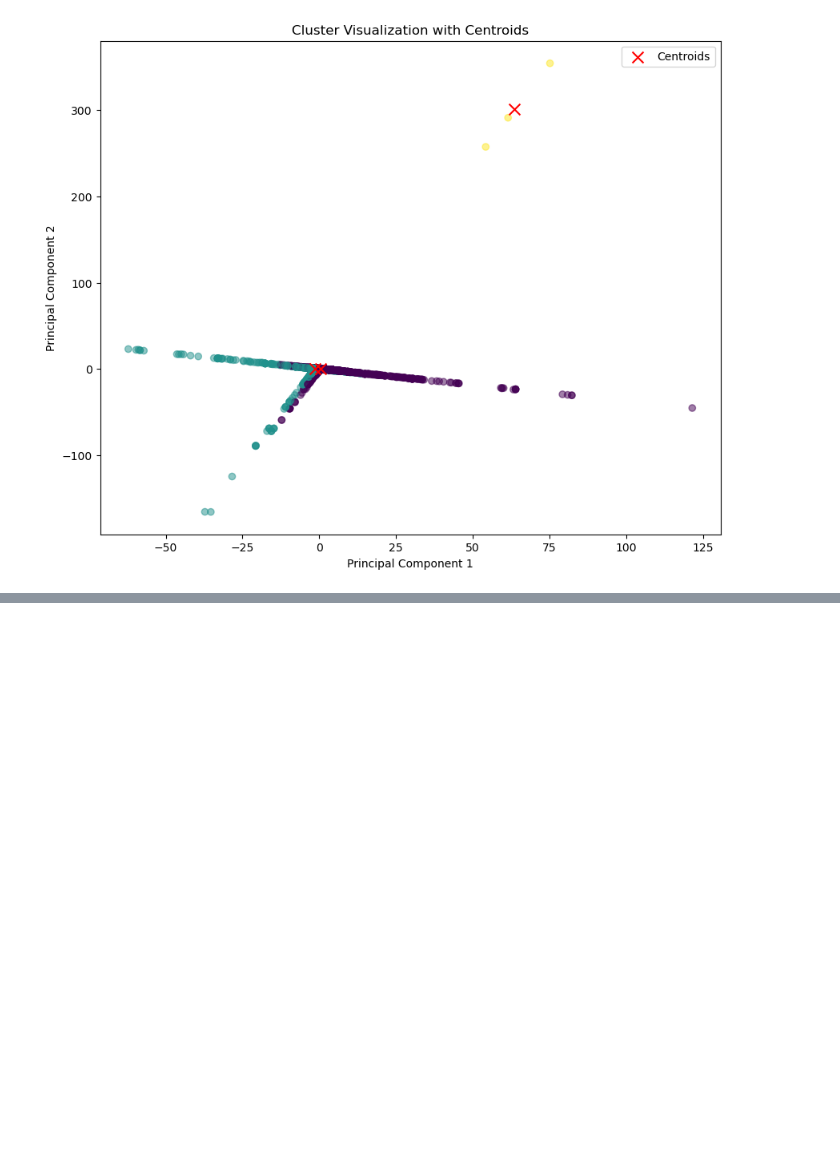
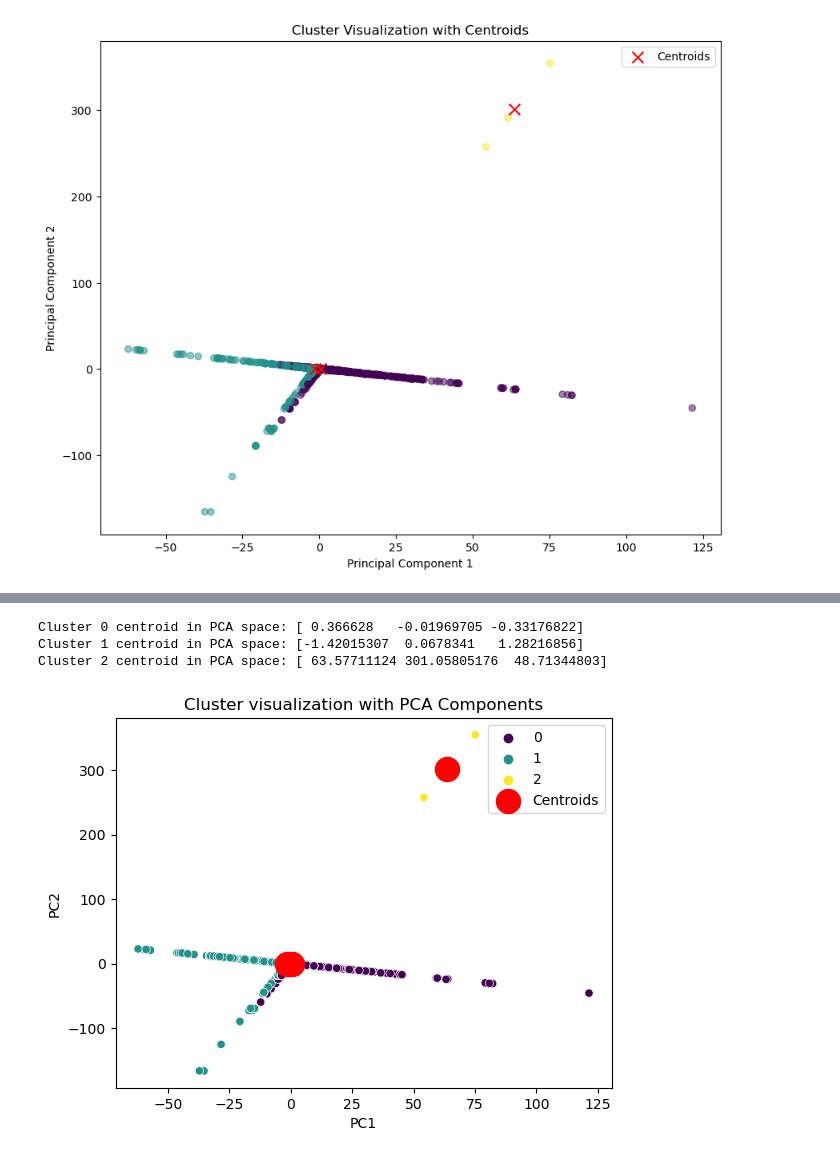
Before and after one commit to Goodevil01/M.L-CA-2, a Jupyter notebook: Joshua Ilori CA 1 M.L .ipynb, the cells around one changed output, grey strips where cells are left out. Cells and saved outputs as stored; diff of their text form; code cells hidden in the pictures; blank space fills up the shorter version.

```diff
--- a/Joshua Ilori CA 1 M.L .ipynb
+++ b/Joshua Ilori CA 1 M.L .ipynb
@@ -273,0 +299,17 @@ KeyboardInterrupt:
+# %%
+# Interpretation of the clusters based on their centroids
+# For this, you would need domain knowledge to understand what each principal component represents
+for i, center in enumerate(kmeans.cluster_centers_):
+    print(f"Cluster {i} centroid in PCA space: {center}")
+
+# Visual representation of clusters in 2D (if you have 3 components, choose two for a 2D plot)
+sns.scatterplot(x='PC1', y='PC2', data=df_pca_with_clusters, hue='Cluster', palette='viridis')
+plt.scatter(kmeans.cluster_centers_[:, 0], kmeans.cluster_centers_[:, 1], s=300, c='red', label='Centroids')
+plt.title('Cluster visualization with PCA Components')
+plt.legend()
+plt.show()
+# %% [output]
+Cluster 0 centroid in PCA space: [ 0.366628   -0.01969705 -0.33176822]
+Cluster 1 centroid in PCA space: [-1.42015307  0.0678341   1.28216856]
+Cluster 2 centroid in PCA space: [ 63.57711124 301.05805176  48.71344803]
+[figure, added]
```
Also changed, not shown: parts of 11 cells of this notebook.
